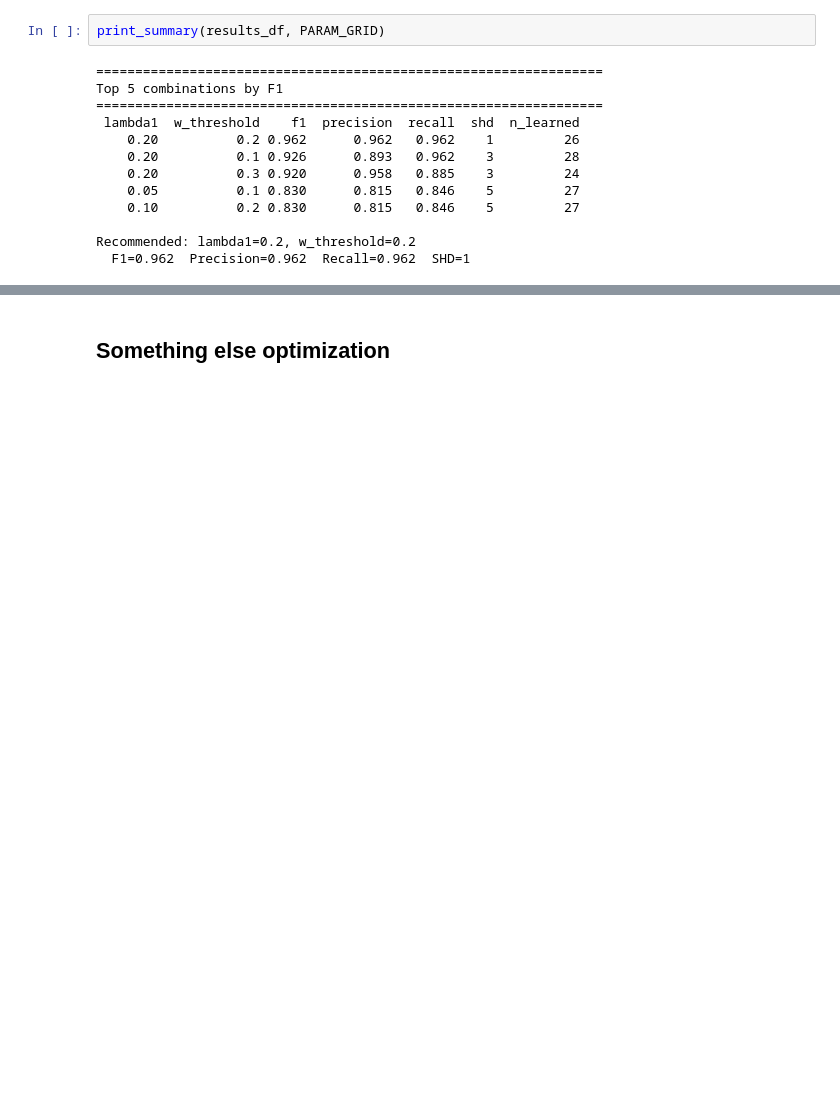
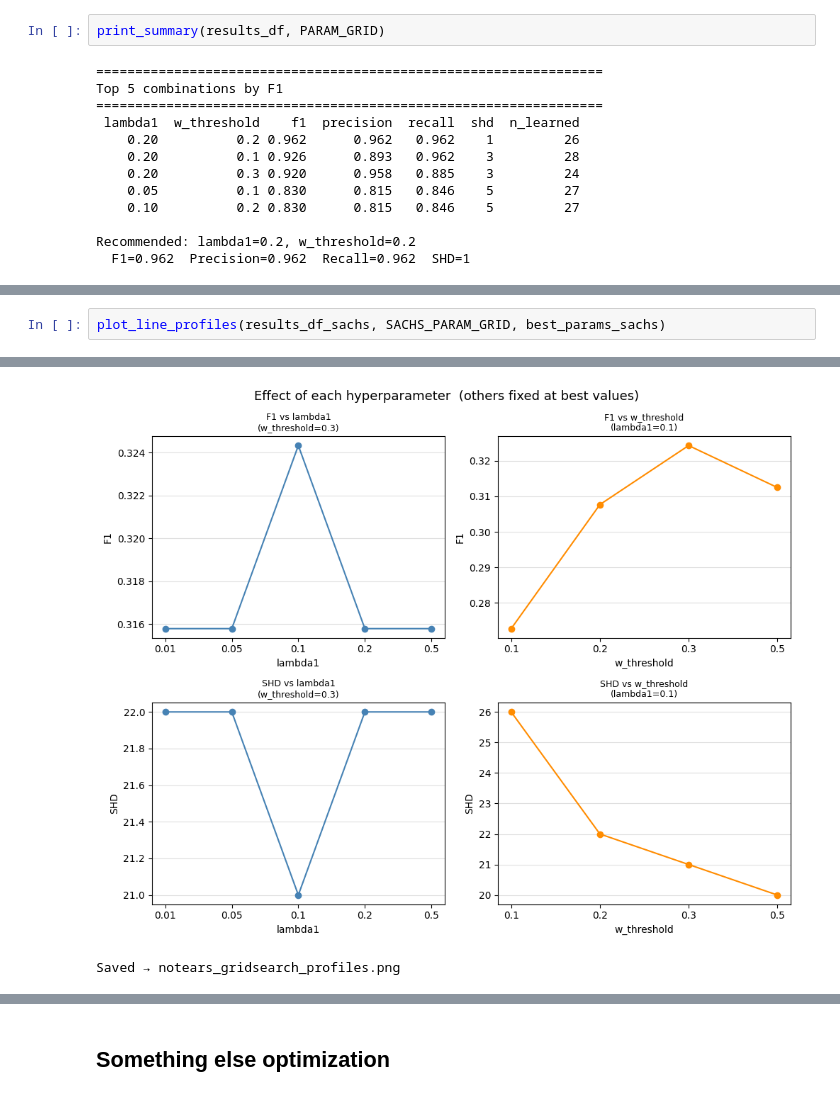
Before and after one commit to Tarekun/bayesian-continuous, a Jupyter notebook: gridsearch.ipynb, the cells around one changed output, grey strips where cells are left out. Cells and saved outputs as stored; diff of their text form; blank space fills up the shorter version.

```diff
--- a/gridsearch.ipynb
+++ b/gridsearch.ipynb
@@ -333,0 +330,3 @@ Recommended: lambda1=0.2, w_threshold=0.2
+# %%
+plot_line_profiles(results_df_sachs, SACHS_PARAM_GRID, best_params_sachs)
+# %% [output]
@@ -333,0 +341,2 @@ Recommended: lambda1=0.2, w_threshold=0.2
+[figure, added]
+Saved → notears_gridsearch_profiles.png
```
Also changed, not shown: parts of 12 cells of this notebook, 1 other file.
